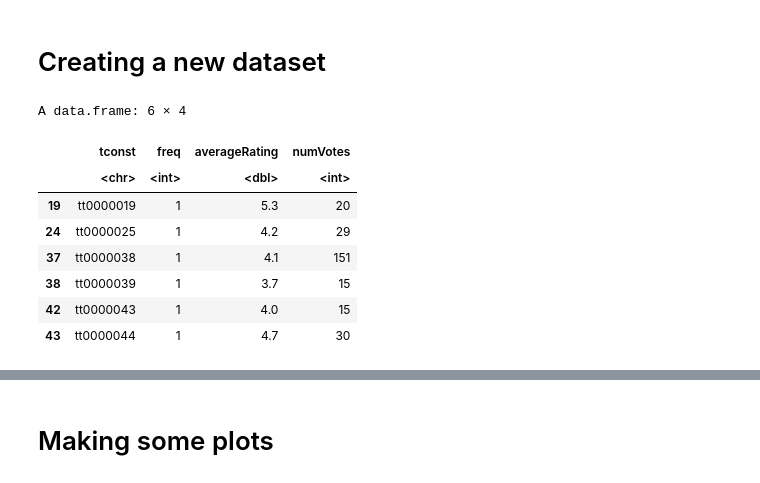
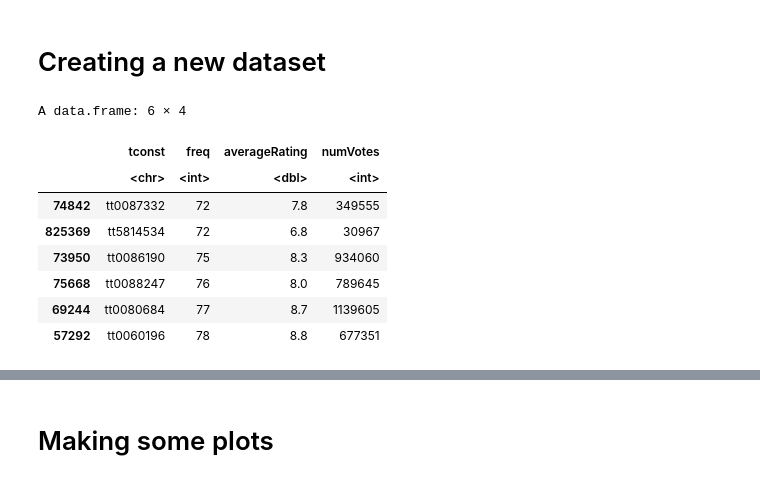
Before and after one commit to fsbarros98/IMDb_analysis, a Jupyter notebook: src/05_regions_hypothesis.ipynb, the cells around one changed output, grey strips where cells are left out. Cells and saved outputs as stored; diff of their text form; code cells hidden in the pictures.

Commit message:
Regions Images

```diff
--- a/src/05_regions_hypothesis.ipynb
+++ b/src/05_regions_hypothesis.ipynb
@@ -56,14 +56,14 @@ regions_success=new_merge[c('tconst','freq','averageRating','numVotes')] #Just w
 regions_success=subset(regions_success,!is.na(averageRating) & averageRating>0,) #Just movies with ratings
 regions_success=regions_success[order(regions_success$freq),] #Let's reorder the rows
 # %%
-head(regions_success)
+tail(regions_success)
 # %% [output]
 A data.frame: 6 × 4
 |  | tconst | freq | averageRating | numVotes |
 |  | <chr> | <int> | <dbl> | <int> |
-| 19 | tt0000019 | 1 | 5.3 | 20 |
-| 24 | tt0000025 | 1 | 4.2 | 29 |
-| 37 | tt0000038 | 1 | 4.1 | 151 |
-| 38 | tt0000039 | 1 | 3.7 | 15 |
-| 42 | tt0000043 | 1 | 4.0 | 15 |
-| 43 | tt0000044 | 1 | 4.7 | 30 |
+| 74842 | tt0087332 | 72 | 7.8 | 349555 |
+| 825369 | tt5814534 | 72 | 6.8 | 30967 |
+| 73950 | tt0086190 | 75 | 8.3 | 934060 |
+| 75668 | tt0088247 | 76 | 8.0 | 789645 |
+| 69244 | tt0080684 | 77 | 8.7 | 1139605 |
+| 57292 | tt0060196 | 78 | 8.8 | 677351 |
```
Also changed, not shown: parts of 27 cells of this notebook, 3 other files.
